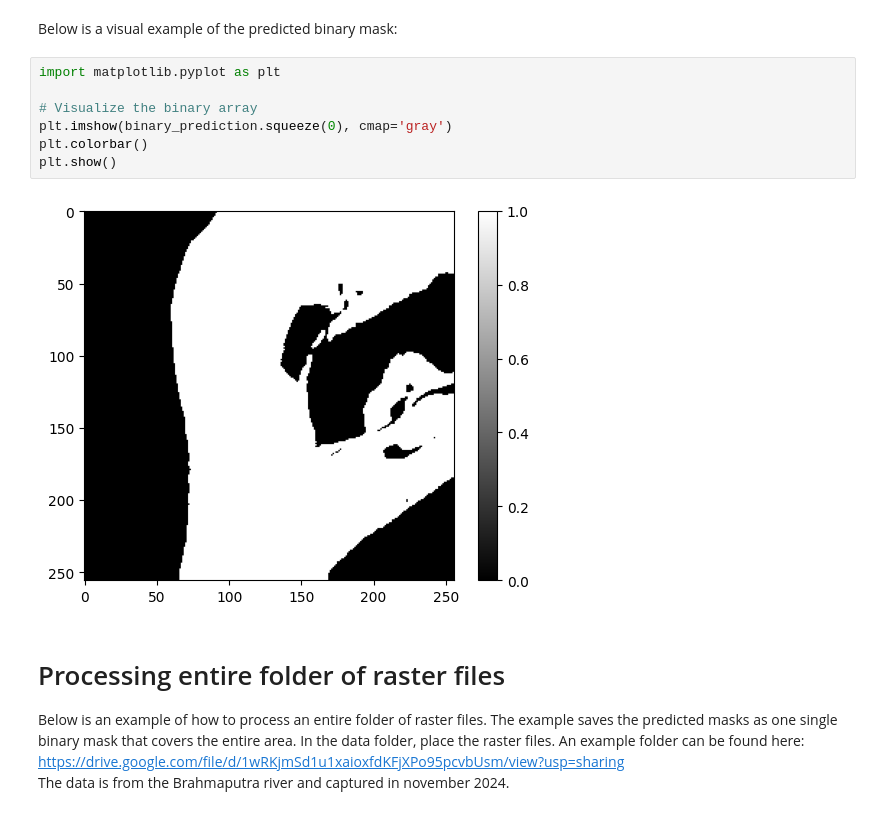
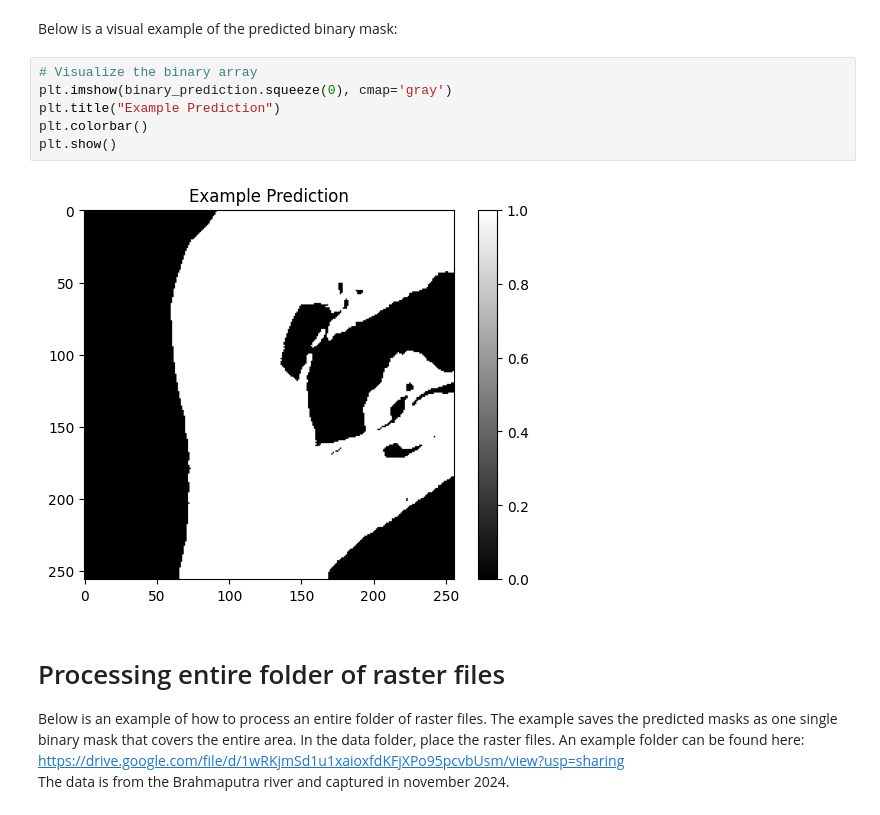
Before and after one commit to mort607e/riverseg, a Jupyter notebook: notebooks/example.ipynb, the cells around one changed output. Saved outputs shown, nothing was run; the diff lists cells and outputs as text.

```diff
--- a/notebooks/example.ipynb
+++ b/notebooks/example.ipynb
@@ -90,14 +92,13 @@ binary_prediction = np.where(prediction > 0.5, 1, 0)
 # %% [markdown]
 Below is a visual example of the predicted binary mask:
 # %%
-import matplotlib.pyplot as plt
-
 # Visualize the binary array
 plt.imshow(binary_prediction.squeeze(0), cmap='gray')
+plt.title("Example Prediction")
 plt.colorbar()
 plt.show()
 # %% [output]
-[figure, old version]
+[figure, new version]
 # %% [markdown]
 # Processing entire folder of raster files
 Below is an example of how to process an entire folder of raster files. The example saves the predicted masks as one single binary mask that covers the entire area.
```
Also changed, not shown: parts of 1 cell of this notebook, 2 other files.
